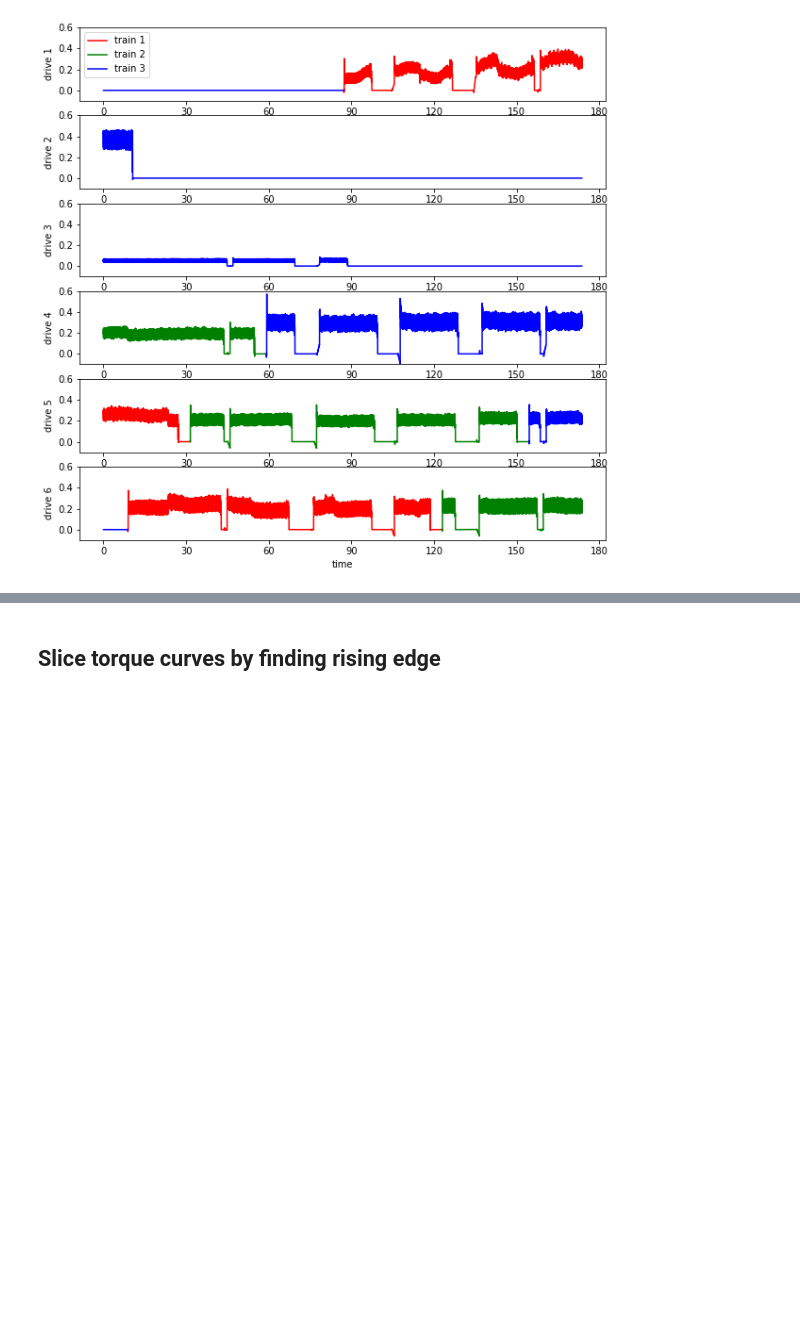
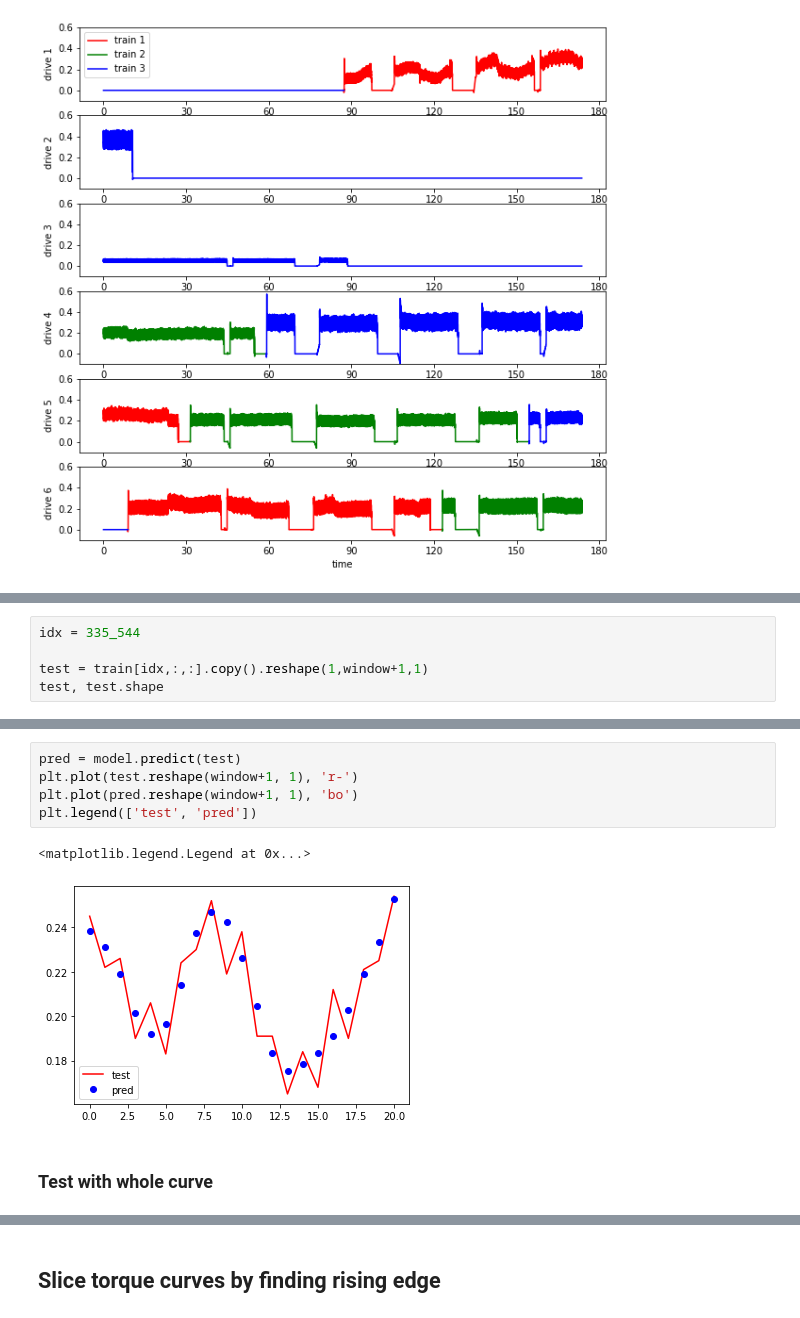
Before and after one commit to peeraponw/quick_move, a Jupyter notebook: merge.ipynb, the cells around one changed output, grey strips where cells are left out. Drawn from its saved outputs; the diff is of its cells as text; blank space fills up the shorter version.

Commit message:
add autoencoder and prediction results

```diff
--- a/merge.ipynb
+++ b/merge.ipynb
@@ -529,0 +618,5 @@ Text(0.5, 0, 'time')
+# %%
+idx = 335_544
+
+test = train[idx,:,:].copy().reshape(1,window+1,1)
+test, test.shape
@@ -529,0 +641,10 @@ Text(0.5, 0, 'time')
+# %%
+pred = model.predict(test)
+plt.plot(test.reshape(window+1, 1), 'r-')
+plt.plot(pred.reshape(window+1, 1), 'bo')
+plt.legend(['test', 'pred'])
+# %% [output]
+<matplotlib.legend.Legend at 0x...>
+[figure, added]
+# %% [markdown]
+### Test with whole curve
```
Also changed, not shown: parts of 17 cells of this notebook.
